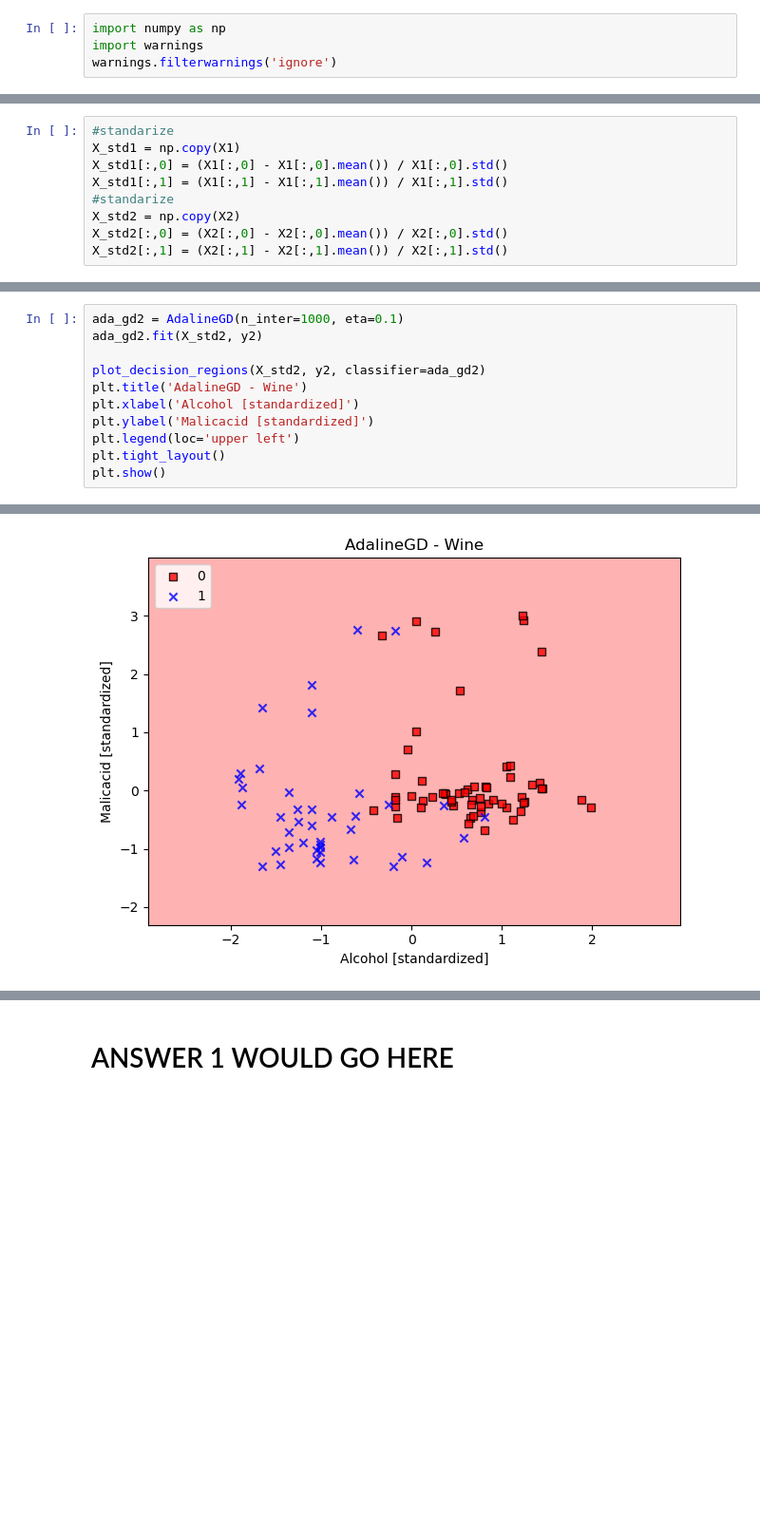
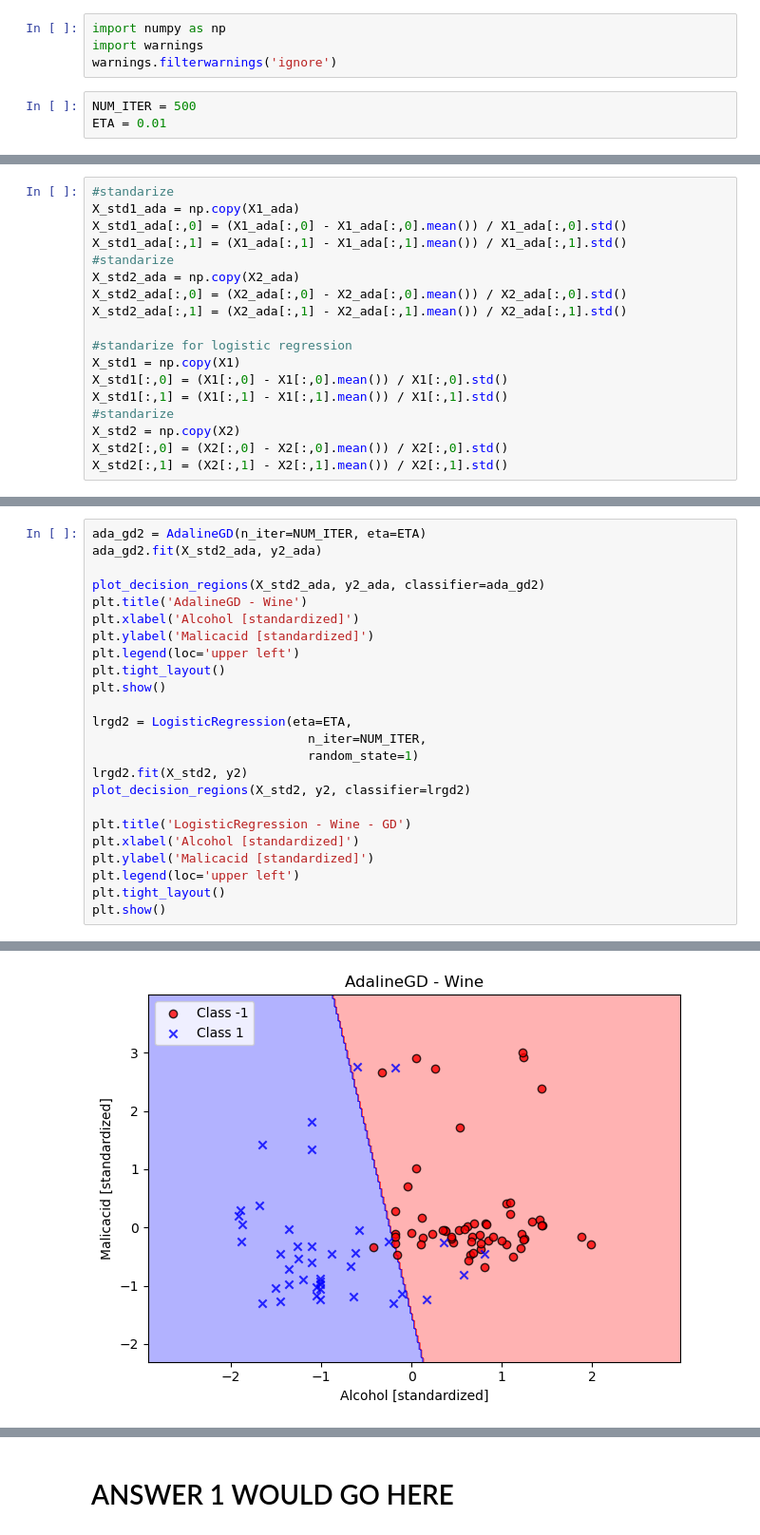
Before and after one commit to nnail0/429-hw1, a Jupyter notebook: 429_hw1_nn_mn.ipynb, the cells around one changed output, grey strips where cells are left out. Shown at 95% size. Drawn from its saved outputs; the diff is of its cells as text; blank space fills up the shorter version.

Commit message:
all code and diagrams are up, just need to somehow to keep track of runtimes and log(0) errors.

```diff
--- a/429_hw1_nn_mn.ipynb
+++ b/429_hw1_nn_mn.ipynb
@@ -7,6 +7,9 @@ programs in the textbook.
 import numpy as np
 import warnings
 warnings.filterwarnings('ignore')
+# %%
+NUM_ITER = 500
+ETA = 0.01
 # %%
 class AdalineGD(object):
     """
@@ -208,5 +298,14 @@ URL: https://archive.ics.uci.edu/ml/machine-learning-databases/iris/iris.data
 # %%
 #standarize
+X_std1_ada = np.copy(X1_ada)
+X_std1_ada[:,0] = (X1_ada[:,0] - X1_ada[:,0].mean()) / X1_ada[:,0].std()
+X_std1_ada[:,1] = (X1_ada[:,1] - X1_ada[:,1].mean()) / X1_ada[:,1].std()
+#standarize
+X_std2_ada = np.copy(X2_ada)
+X_std2_ada[:,0] = (X2_ada[:,0] - X2_ada[:,0].mean()) / X2_ada[:,0].std()
+X_std2_ada[:,1] = (X2_ada[:,1] - X2_ada[:,1].mean()) / X2_ada[:,1].std()
+
+#standarize for logistic regression
 X_std1 = np.copy(X1)
 X_std1[:,0] = (X1[:,0] - X1[:,0].mean()) / X1[:,0].std()
 X_std1[:,1] = (X1[:,1] - X1[:,1].mean()) / X1[:,1].std()
@@ -293,12 +364,25 @@ plt.show()
 # %%
-ada_gd2 = AdalineGD(n_inter=1000, eta=0.1)
-ada_gd2.fit(X_std2, y2)
+ada_gd2 = AdalineGD(n_iter=NUM_ITER, eta=ETA)
+ada_gd2.fit(X_std2_ada, y2_ada)
 
-plot_decision_regions(X_std2, y2, classifier=ada_gd2)
+plot_decision_regions(X_std2_ada, y2_ada, classifier=ada_gd2)
 plt.title('AdalineGD - Wine')
 plt.xlabel('Alcohol [standardized]')
 plt.ylabel('Malicacid [standardized]')
 plt.legend(loc='upper left')
 plt.tight_layout()
 plt.show()
+
+lrgd2 = LogisticRegression(eta=ETA,
+                             n_iter=NUM_ITER,
+                             random_state=1)
+lrgd2.fit(X_std2, y2)
+plot_decision_regions(X_std2, y2, classifier=lrgd2)
+
+plt.title('LogisticRegression - Wine - GD')
+plt.xlabel('Alcohol [standardized]')
+plt.ylabel('Malicacid [standardized]')
+plt.legend(loc='upper left')
+plt.tight_layout()
+plt.show()
 # %% [output]
@@ -305 +390 @@ plt.show()
-[figure, old version]
+[figure, new version]
```
Also changed, not shown: parts of 26 cells of this notebook.
